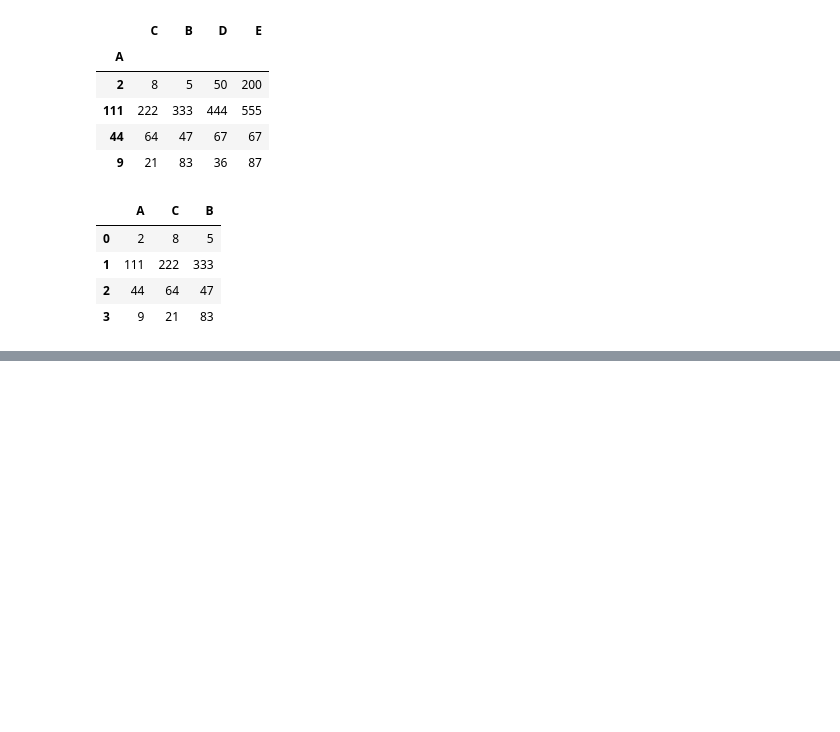
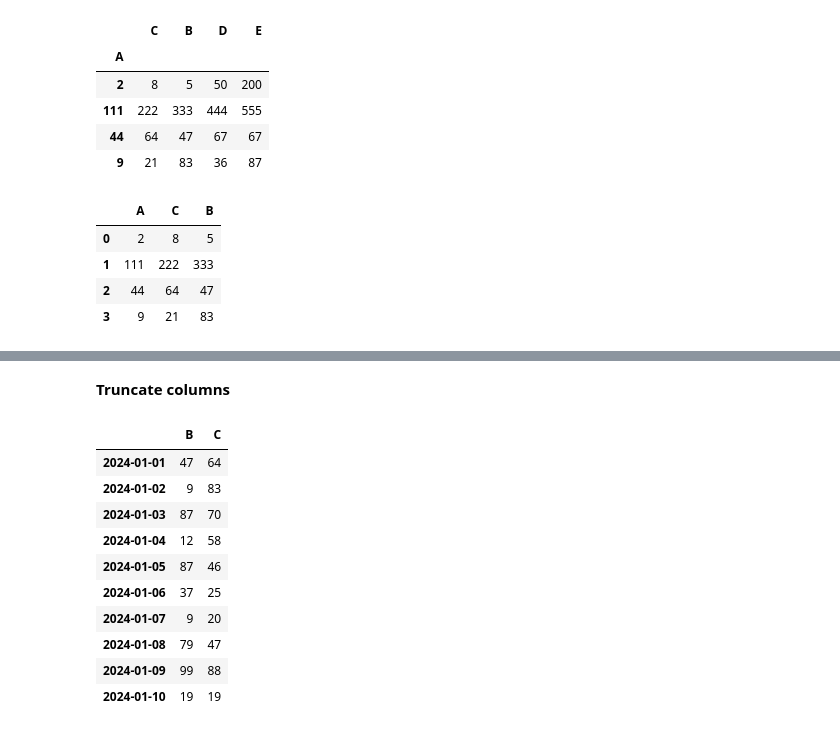
Before and after one commit to WasikAhmed/dataScience-and-ML, a Jupyter notebook: Pandas/04_data_maipulation.ipynb, the cells around one changed output, grey strips where cells are left out. Cells and saved outputs as stored; diff of their text form; code cells hidden in the pictures; blank space fills up the shorter version.

```diff
--- a/Pandas/04_data_maipulation.ipynb
+++ b/Pandas/04_data_maipulation.ipynb
@@ -217,0 +256,17 @@ new_df
+# %% [markdown]
+**Truncate columns**
+# %%
+truncated_columns_df = df.truncate(before='B', after='C', axis=1, copy=True)
+truncated_columns_df
+# %% [output]
+|  | B | C |
+| 2024-01-01 | 47 | 64 |
+| 2024-01-02 | 9 | 83 |
+| 2024-01-03 | 87 | 70 |
+| 2024-01-04 | 12 | 58 |
+| 2024-01-05 | 87 | 46 |
+| 2024-01-06 | 37 | 25 |
+| 2024-01-07 | 9 | 20 |
+| 2024-01-08 | 79 | 47 |
+| 2024-01-09 | 99 | 88 |
+| 2024-01-10 | 19 | 19 |
```
Also changed, not shown: parts of 21 cells of this notebook.
